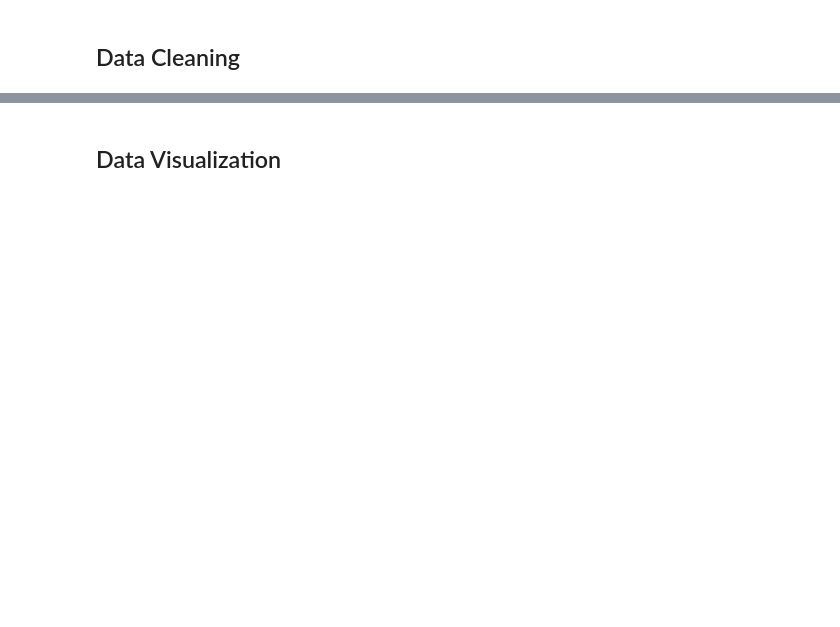
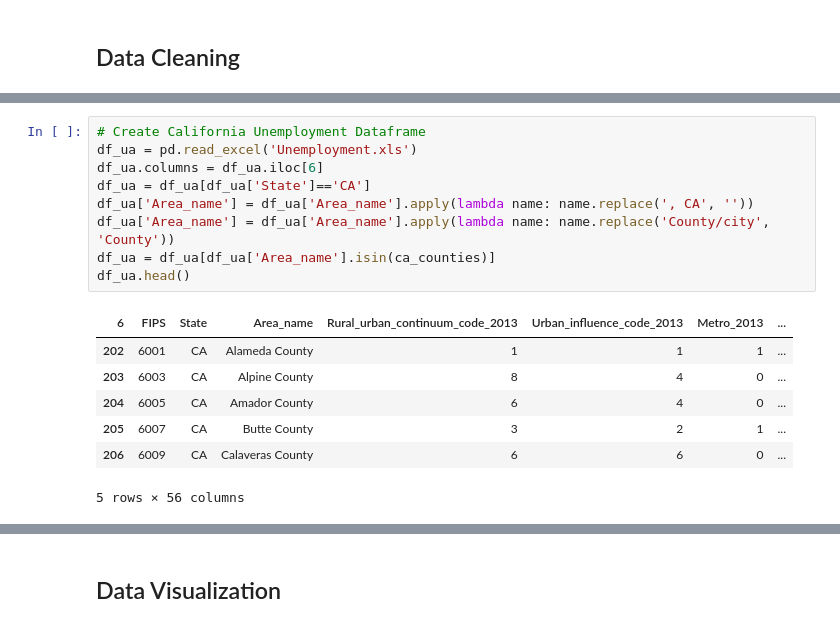
Before and after one commit to timnordahl/ufo-data-analysis, a Jupyter notebook: final.ipynb, the cells around one changed output, grey strips where cells are left out. Drawn from its saved outputs; the diff is of its cells as text; blank space fills up the shorter version.

```diff
--- a/final.ipynb
+++ b/final.ipynb
@@ -83,0 +170,17 @@ df_ufo.head()
+# %%
+# Create California Unemployment Dataframe
+df_ua = pd.read_excel('Unemployment.xls')
+df_ua.columns = df_ua.iloc[6]
+df_ua = df_ua[df_ua['State']=='CA']
+df_ua['Area_name'] = df_ua['Area_name'].apply(lambda name: name.replace(', CA', ''))
+df_ua['Area_name'] = df_ua['Area_name'].apply(lambda name: name.replace('County/city', 'County'))
+df_ua = df_ua[df_ua['Area_name'].isin(ca_counties)]
+df_ua.head()
+# %% [output]
+| 6 | FIPS | State | Area_name | Rural_urban_continuum_code_2013 | Urban_influence_code_2013 | Metro_2013 | ... |
+| 202 | 6001 | CA | Alameda County | 1 | 1 | 1 | ... |
+| 203 | 6003 | CA | Alpine County | 8 | 4 | 0 | ... |
+| 204 | 6005 | CA | Amador County | 6 | 4 | 0 | ... |
+| 205 | 6007 | CA | Butte County | 3 | 2 | 1 | ... |
+| 206 | 6009 | CA | Calaveras County | 6 | 6 | 0 | ... |
+5 rows × 56 columns
```
Also changed, not shown: parts of 32 cells of this notebook.
